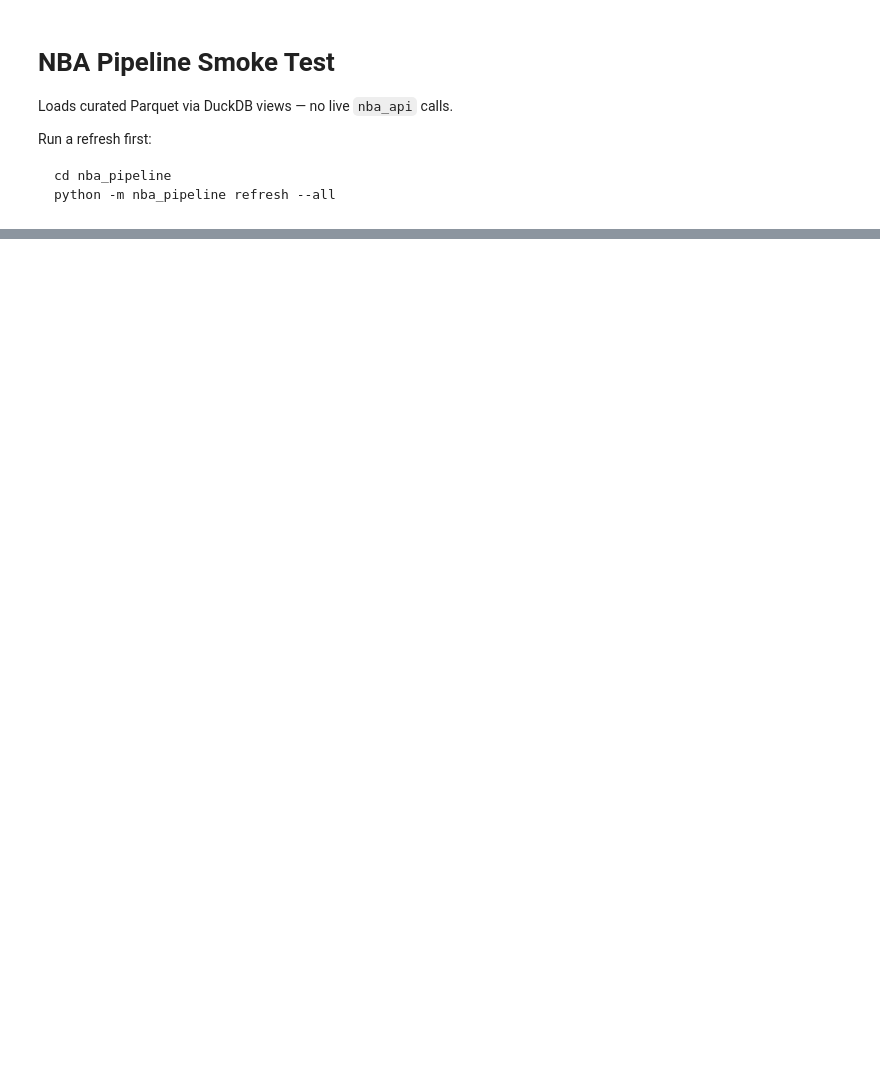
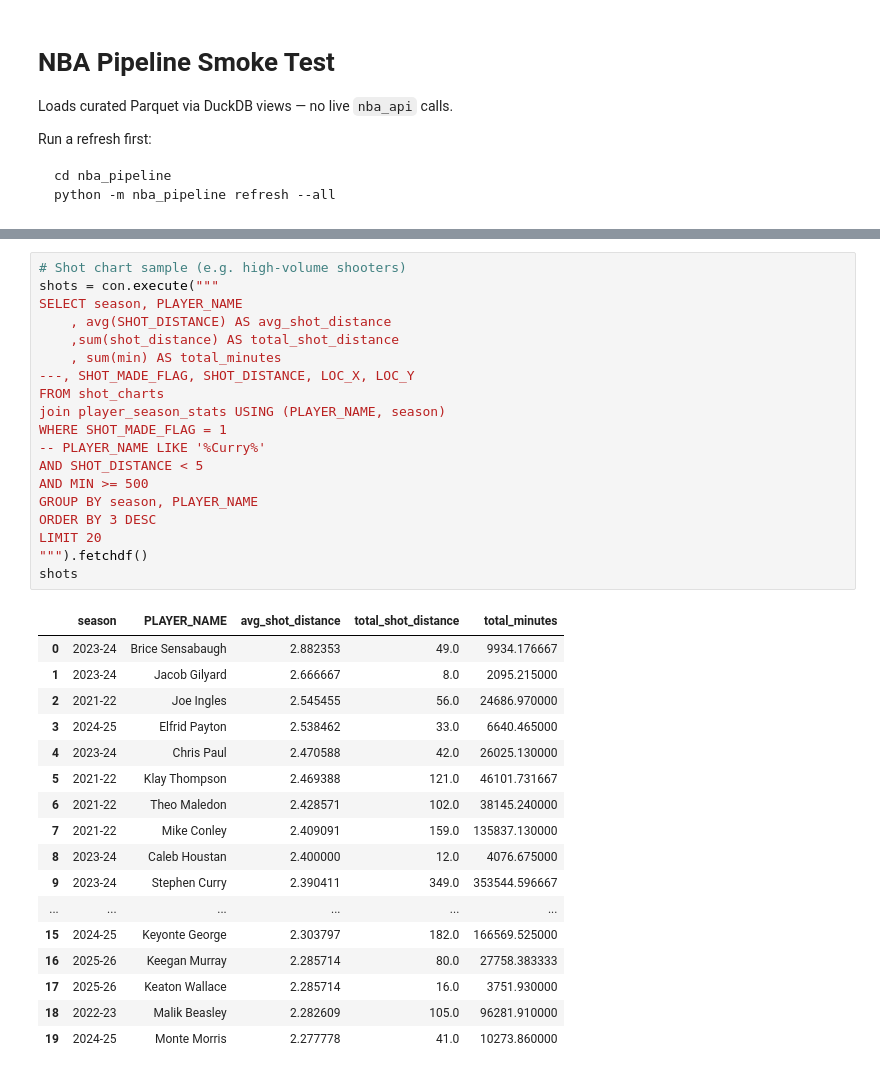
Before and after one commit to amase4134/basketball-ds, a Jupyter notebook: nba_pipeline/notebooks/smoke_test.ipynb, the cells around one changed output, grey strips where cells are left out. Drawn from its saved outputs; the diff is of its cells as text; blank space fills up the shorter version.

```diff
--- a/nba_pipeline/notebooks/smoke_test.ipynb
+++ b/nba_pipeline/notebooks/smoke_test.ipynb
@@ -41 +91,38 @@ stats
+# %%
+# Shot chart sample (e.g. high-volume shooters)
+shots = con.execute("""
+SELECT season, PLAYER_NAME
+    , avg(SHOT_DISTANCE) AS avg_shot_distance
+    ,sum(shot_distance) AS total_shot_distance
+    , sum(min) AS total_minutes
+---, SHOT_MADE_FLAG, SHOT_DISTANCE, LOC_X, LOC_Y
+FROM shot_charts
+join player_season_stats USING (PLAYER_NAME, season)
+WHERE SHOT_MADE_FLAG = 1
+-- PLAYER_NAME LIKE '%Curry%'
+AND SHOT_DISTANCE < 5
+AND MIN >= 500
+GROUP BY season, PLAYER_NAME
+ORDER BY 3 DESC
+LIMIT 20
+""").fetchdf()
+shots
+# %% [output]
+|  | season | PLAYER_NAME | avg_shot_distance | total_shot_distance | total_minutes |
+| 0 | 2023-24 | Brice Sensabaugh | 2.882353 | 49.0 | 9934.176667 |
+| 1 | 2023-24 | Jacob Gilyard | 2.666667 | 8.0 | 2095.215000 |
+| 2 | 2021-22 | Joe Ingles | 2.545455 | 56.0 | 24686.970000 |
+| 3 | 2024-25 | Elfrid Payton | 2.538462 | 33.0 | 6640.465000 |
+| 4 | 2023-24 | Chris Paul | 2.470588 | 42.0 | 26025.130000 |
+| 5 | 2021-22 | Klay Thompson | 2.469388 | 121.0 | 46101.731667 |
+| 6 | 2021-22 | Theo Maledon | 2.428571 | 102.0 | 38145.240000 |
+| 7 | 2021-22 | Mike Conley | 2.409091 | 159.0 | 135837.130000 |
+| 8 | 2023-24 | Caleb Houstan | 2.400000 | 12.0 | 4076.675000 |
+| 9 | 2023-24 | Stephen Curry | 2.390411 | 349.0 | 353544.596667 |
+| ... | ... | ... | ... | ... | ... |
+| 15 | 2024-25 | Keyonte George | 2.303797 | 182.0 | 166569.525000 |
+| 16 | 2025-26 | Keegan Murray | 2.285714 | 80.0 | 27758.383333 |
+| 17 | 2025-26 | Keaton Wallace | 2.285714 | 16.0 | 3751.930000 |
+| 18 | 2022-23 | Malik Beasley | 2.282609 | 105.0 | 96281.910000 |
+| 19 | 2024-25 | Monte Morris | 2.277778 | 41.0 | 10273.860000 |
 # %%
```
Also changed, not shown: parts of 7 cells of this notebook.
